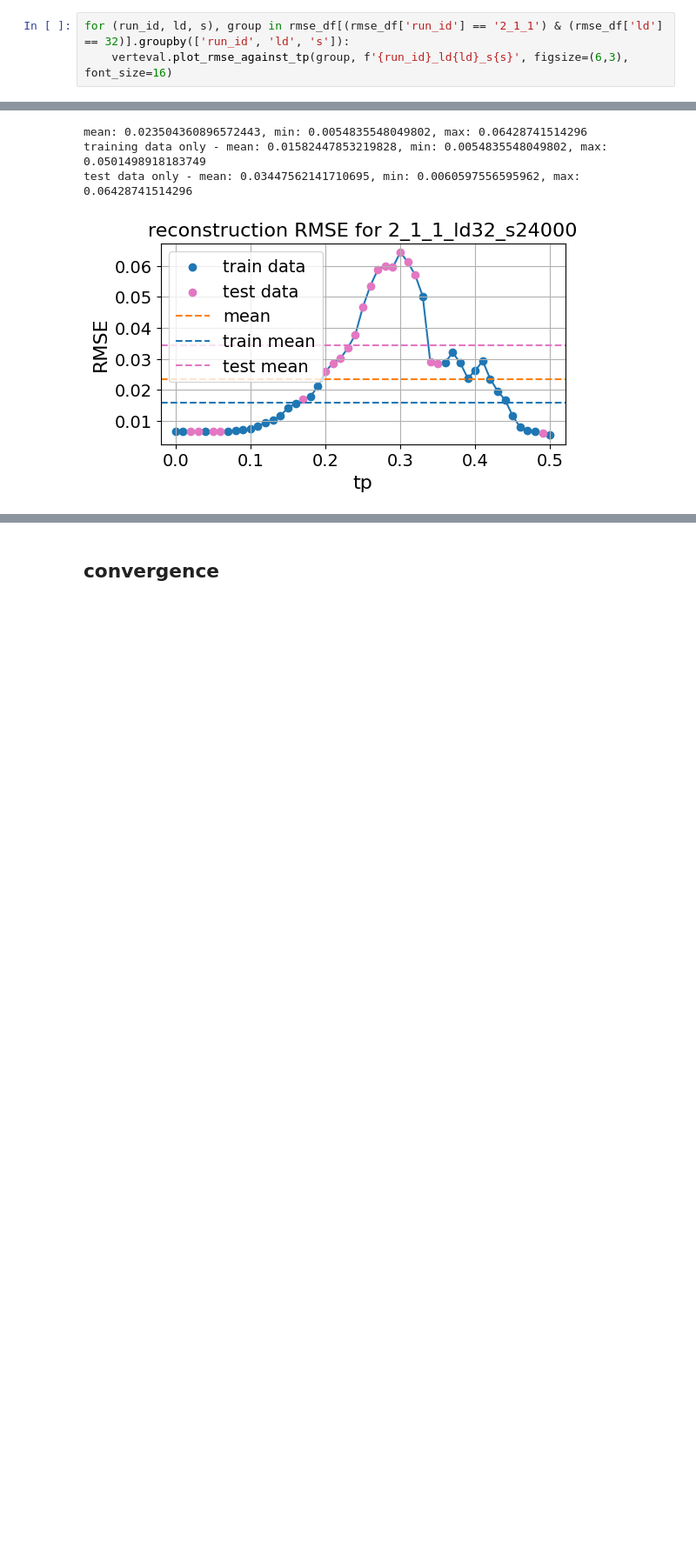
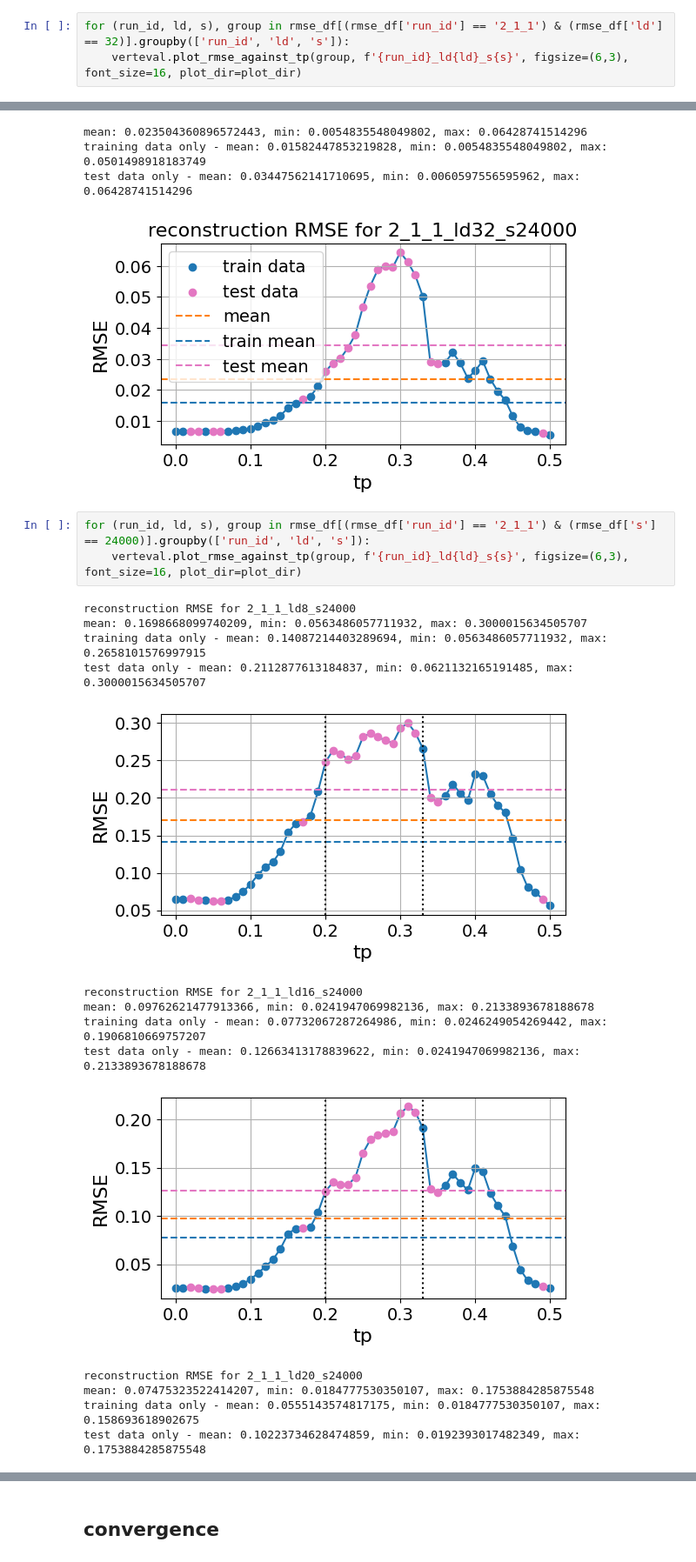
Before and after one commit to DanielSpringer/PhysML, a Jupyter notebook: notebooks/vertex/plot_results.ipynb, the cells around one changed output, grey strips where cells are left out. Shown at 87% size. Cells and saved outputs as stored; diff of their text form; blank space fills up the shorter version.

```diff
--- a/notebooks/vertex/plot_results.ipynb
+++ b/notebooks/vertex/plot_results.ipynb
@@ -215,6 +228,6 @@ test data only - mean: 0.024400470512055586, min: 0.0063116254150922, max: 0.052
 # %%
 for (run_id, ld, s), group in rmse_df[(rmse_df['run_id'] == '2_1_1') & (rmse_df['ld'] == 32)].groupby(['run_id', 'ld', 's']):
-    verteval.plot_rmse_against_tp(group, f'{run_id}_ld{ld}_s{s}', figsize=(6,3), font_size=16)
+    verteval.plot_rmse_against_tp(group, f'{run_id}_ld{ld}_s{s}', figsize=(6,3), font_size=16, plot_dir=plot_dir)
 # %% [output]
 mean: 0.06815647241268447, min: 0.0175134435269492, max: 0.1383782627135698
 training data only - mean: 0.05598650067169839, min: 0.0175134435269492, max: 0.1222293287601558
@@ -236,3 +249,21 @@ mean: 0.023504360896572443, min: 0.0054835548049802, max: 0.06428741514296
 training data only - mean: 0.01582447853219828, min: 0.0054835548049802, max: 0.0501498918183749
 test data only - mean: 0.03447562141710695, min: 0.0060597556595962, max: 0.06428741514296
 [figure]
+# %%
+for (run_id, ld, s), group in rmse_df[(rmse_df['run_id'] == '2_1_1') & (rmse_df['s'] == 24000)].groupby(['run_id', 'ld', 's']):
+    verteval.plot_rmse_against_tp(group, f'{run_id}_ld{ld}_s{s}', figsize=(6,3), font_size=16, plot_dir=plot_dir)
+# %% [output]
+reconstruction RMSE for 2_1_1_ld8_s24000
+mean: 0.1698668099740209, min: 0.0563486057711932, max: 0.3000015634505707
+training data only - mean: 0.14087214403289694, min: 0.0563486057711932, max: 0.2658101576997915
+test data only - mean: 0.2112877613184837, min: 0.0621132165191485, max: 0.3000015634505707
+[figure, added]
+reconstruction RMSE for 2_1_1_ld16_s24000
+mean: 0.09762621477913366, min: 0.0241947069982136, max: 0.2133893678188678
+training data only - mean: 0.07732067287264986, min: 0.0246249054269442, max: 0.1906810669757207
+test data only - mean: 0.12663413178839622, min: 0.0241947069982136, max: 0.2133893678188678
+[figure, added]
+reconstruction RMSE for 2_1_1_ld20_s24000
+mean: 0.07475323522414207, min: 0.0184777530350107, max: 0.1753884285875548
+training data only - mean: 0.0555143574817175, min: 0.0184777530350107, max: 0.158693618902675
+test data only - mean: 0.10223734628474859, min: 0.0192393017482349, max: 0.1753884285875548
```
Also changed, not shown: parts of 10 cells of this notebook, 2 other files.
